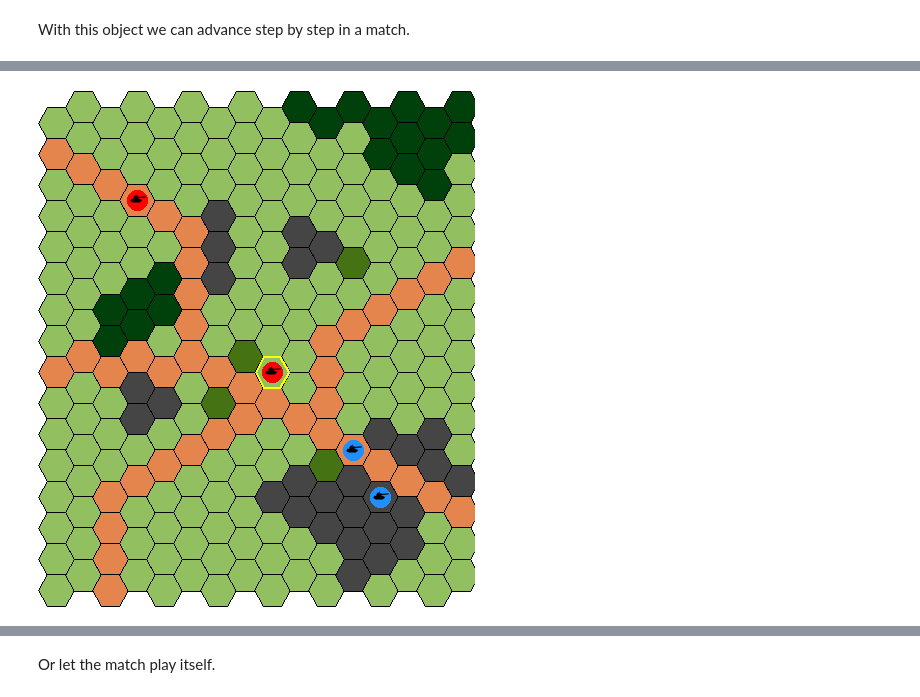
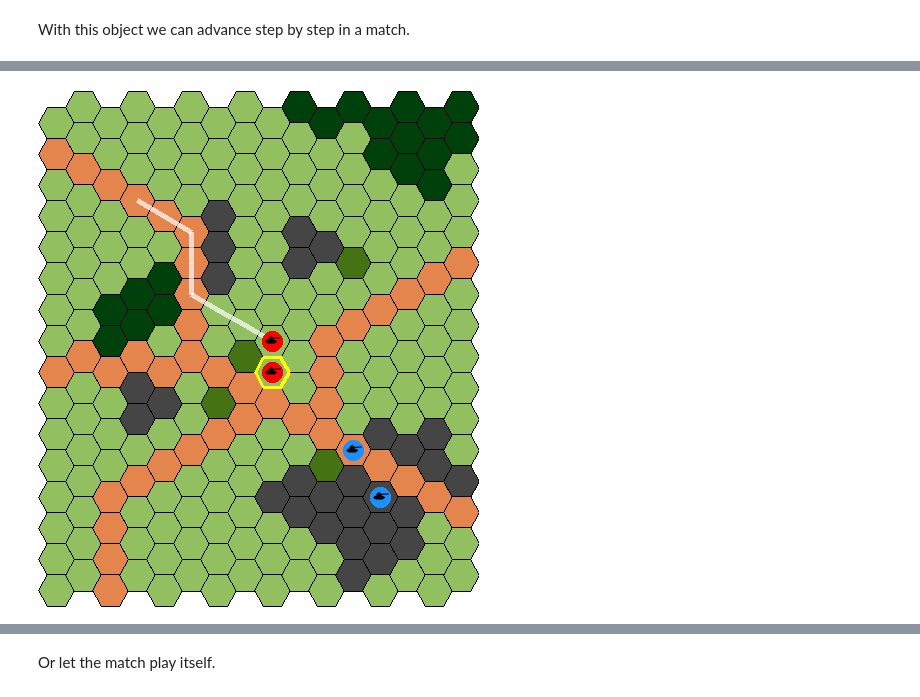
Before and after one commit to IDSIA/NewTechnoWar, a Jupyter notebook: code/tutorial.ipynb, the cells around one changed output, grey strips where cells are left out. Cells and saved outputs as stored; diff of their text form; code cells hidden in the pictures.

```diff
--- a/code/tutorial.ipynb
+++ b/code/tutorial.ipynb
@@ -133,4 +167,4 @@ drawState(mm.board, mm.state)
 # %%
 mm.nextStep()
-drawState(mm.board, mm.state)
+drawState(mm.board, mm.state, True)
 # %% [output]
@@ -138 +172 @@ drawState(mm.board, mm.state)
-[figure, old version]
+[figure, new version]
```
Also changed, not shown: parts of 16 cells of this notebook, 2 other files.
